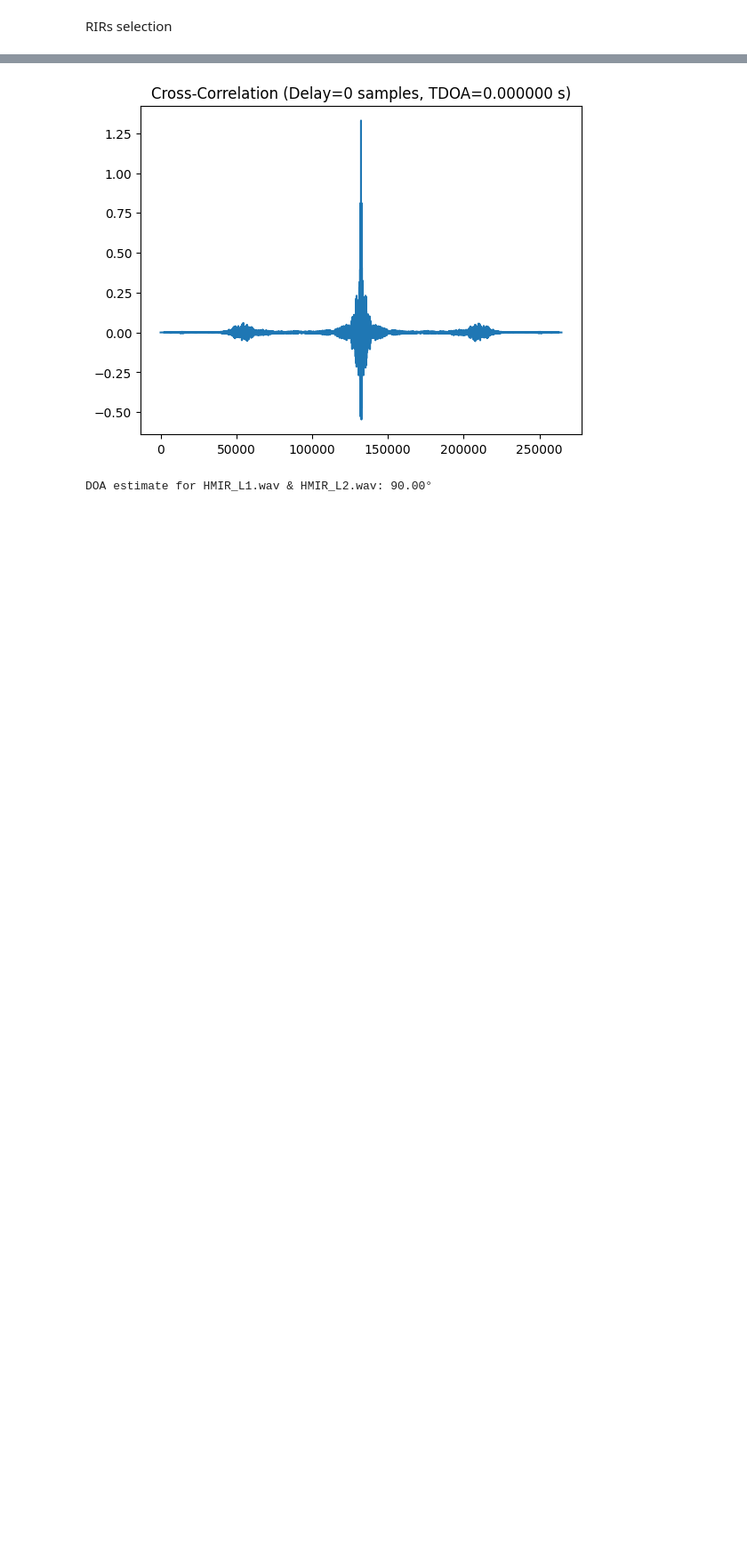
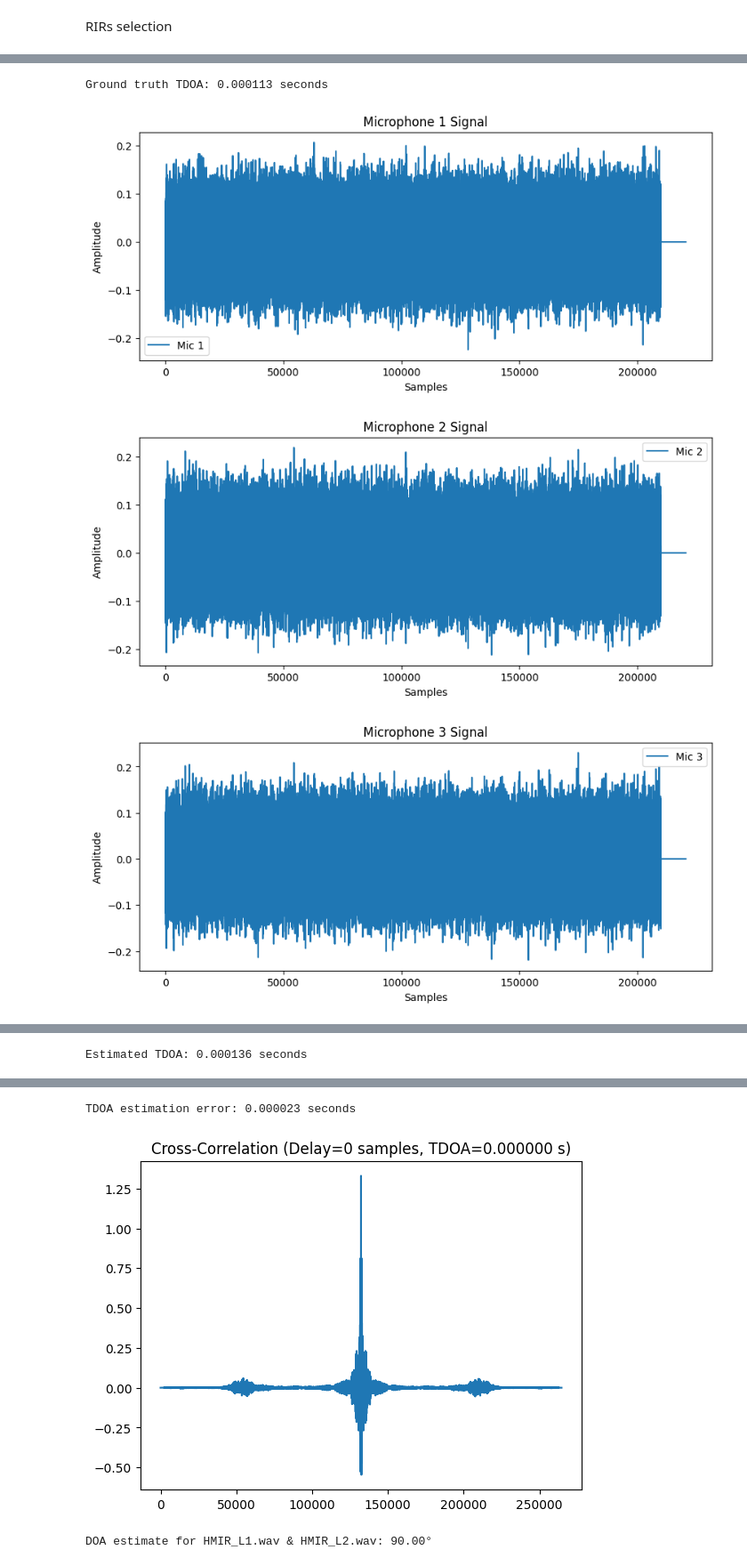
Before and after one commit to HeartUnderBladepyz/P-D-ISSP, a Jupyter notebook: notebook_skeleton.ipynb, the cells around one changed output, grey strips where cells are left out. Shown at 89% size. Drawn from its saved outputs; the diff is of its cells as text; code cells hidden in the pictures; blank space fills up the shorter version.

```diff
--- a/notebook_skeleton.ipynb
+++ b/notebook_skeleton.ipynb
@@ -199,7 +226,7 @@ sd.wait()  # Wait until playback finishes
 import numpy as np
 import scipy.signal as signal
 
-def TDOA_corr(audio1_name, audio2_name, noise_name, acousticScenario):
+def TDOA_corr(audio1_name, audio2_name, noise_name, acousticScenario, Ts):
   rir1 = acousticScenario.RIRsAudio[:,0,0]
   rir2 = acousticScenario.RIRsAudio[:,1,0]
 
@@ -209,32 +236,37 @@ def TDOA_corr(audio1_name, audio2_name, noise_name, acousticScenario):
   ground_truth_TDOA = (direct_path_idx1 - direct_path_idx2) / acousticScenario.fs
   print(f"Ground truth TDOA: {ground_truth_TDOA:.6f} seconds")
 
-  mic_signals, _, _, _, _ = create_micsigs(audio1_name, audio2_name, noise_name, acousticScenario)
+  mic_signals, _, _ = create_micsigs([audio1_name], [], acousticScenario, Ts)
 
   mic1 = mic_signals[:, 0] # Signal of the first mic
   mic2 = mic_signals[:, 1] # Signal of the second mic
 
   cross_corr = signal.correlate(mic1, mic2, mode="full")
   lags = signal.correlation_lags(len(mic1), len(mic2), mode="full")
 
   estimated_TDOA = lags[np.argmax(cross_corr)] / acousticScenario.fs
   print(f"Estimated TDOA: {estimated_TDOA:.6f} seconds")
 
   plt.figure(figsize=(8, 4))
   plt.plot(lags / acousticScenario.fs, cross_corr, label="Crosscorrelation")
   plt.stem([ground_truth_TDOA], [np.max(cross_corr)], linefmt="r-", markerfmt="ro", basefmt="r-", label="Groundtruth")
   plt.stem([estimated_TDOA], [np.max(cross_corr)], linefmt="g-", markerfmt="go", basefmt="g-", label="Estimated value")
 
   plt.xlabel("Time difference (seconden)")
   plt.ylabel("Crosscorrelation amplitude")
   plt.legend()
   plt.title("TDOA estimate via crosscorrelation")
   plt.xlim(-0.01, 0.01)
   plt.grid()
   plt.show()
 
   # Step 5: Print de fout tussen de schatting en de grondwaarheid
   error = np.abs(estimated_TDOA - ground_truth_TDOA)
   print(f"TDOA estimation error: {error:.6f} seconds")
 
-TDOA_corr('F:\KU Leuven\courses\P&D ISSP\project\panddissp-base-main\sound_files\whitenoise_signal_1.wav', 'F:\KU Leuven\courses\P&D ISSP\project\panddissp-base-main\sound_files\whitenoise_signal_2.wav',"F:\KU Leuven\courses\P&D ISSP\project\panddissp-base-main\sound_files\Babble_noise1.wav", acousticScenario)
+TDOA_corr("C:/Users/uprub/Documents/PandD/pandd2023-base/sound_files/whitenoise_signal_1.wav", None, None, acousticScenario, 5)
+# %% [output]
+Ground truth TDOA: 0.000113 seconds
+[figure, added]
+[figure, added]
+[figure, added]
@@ -240,0 +275 @@ TDOA_corr('F:\KU Leuven\courses\P&D ISSP\project\panddissp-base-main\sound_files
+Estimated TDOA: 0.000136 seconds
@@ -241,3 +277,4 @@ TDOA_corr('F:\KU Leuven\courses\P&D ISSP\project\panddissp-base-main\sound_files
+TDOA estimation error: 0.000023 seconds
 # %%
 #Part 4
 def DOA_corr(audio1_name, audio2_name, noise_name, acousticScenario):
```
Also changed, not shown: parts of 9 cells of this notebook.
